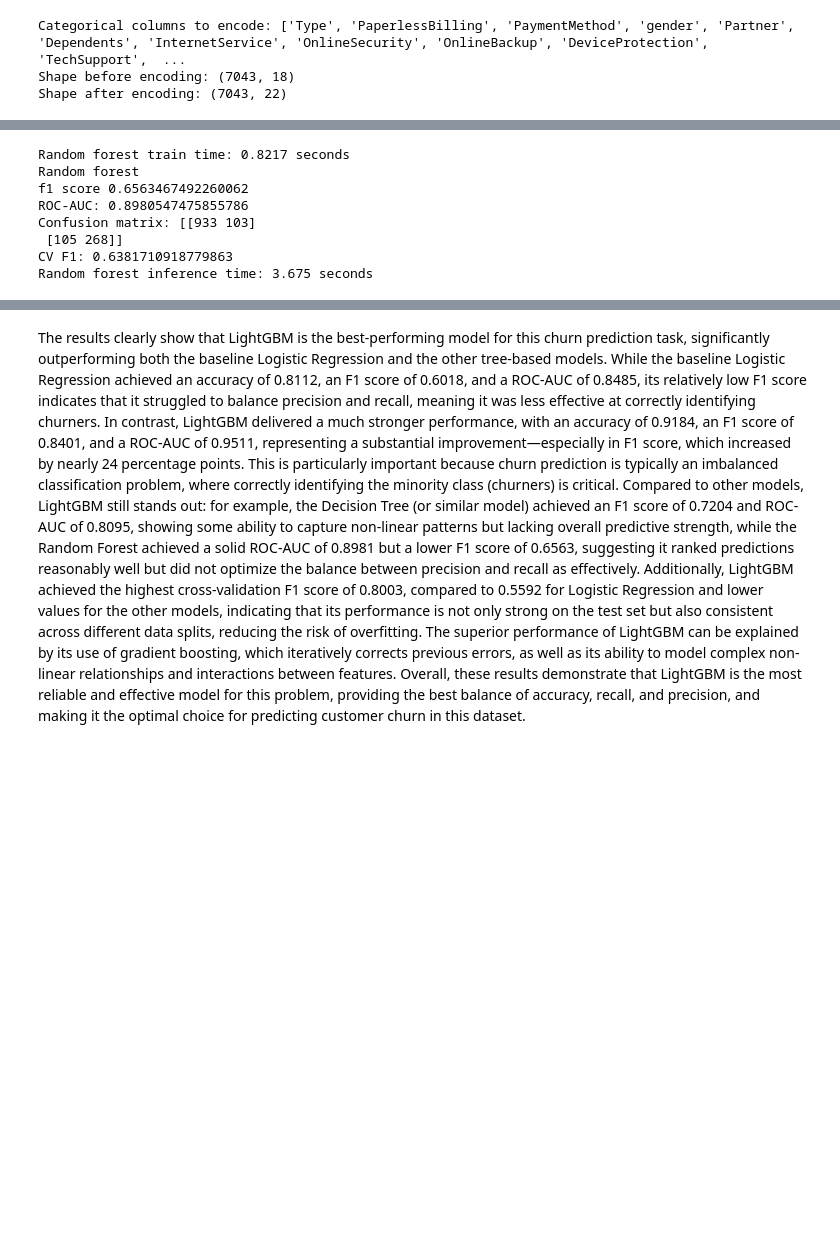
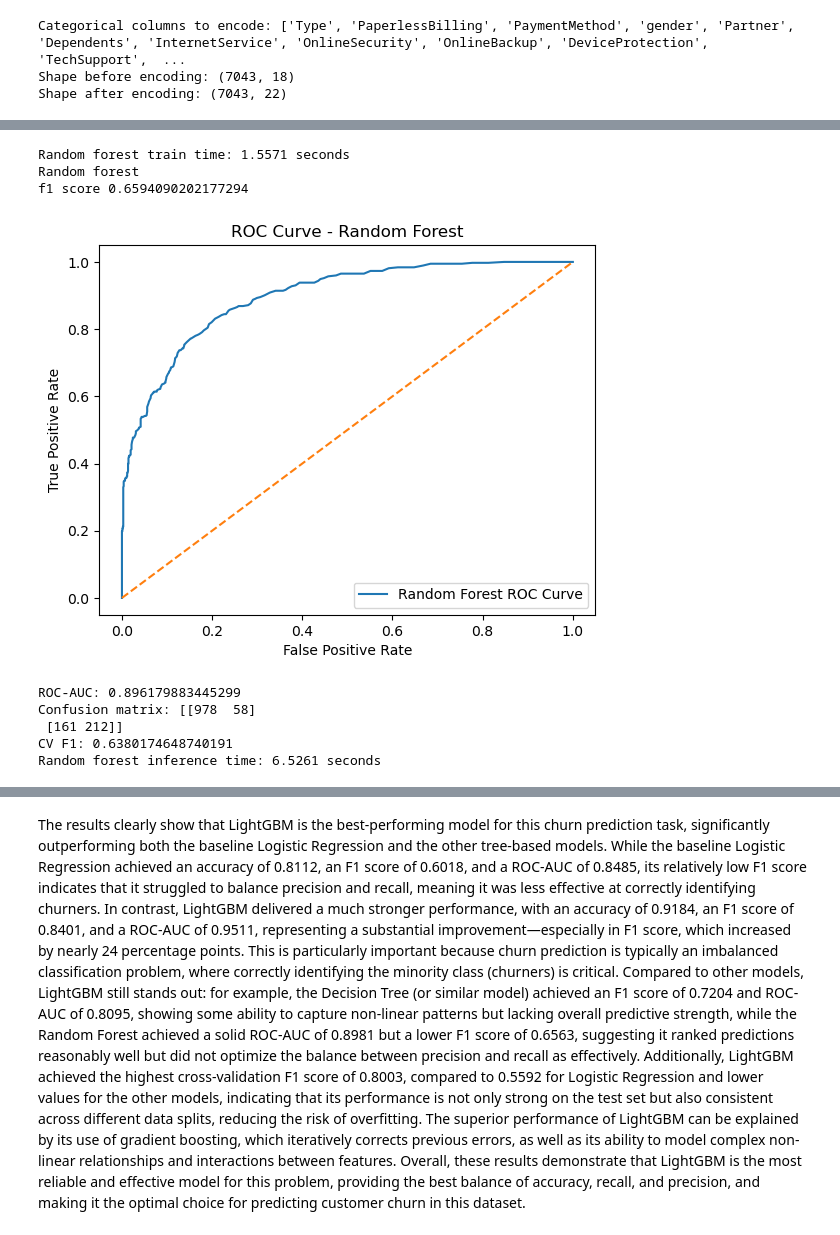
Before and after one commit to Mendelosdoba/TripleTen-Data-Science-Projects, a Jupyter notebook: Sprint 17 - Final Project/Churn Prediction.ipynb, the cells around one changed output, grey strips where cells are left out. Cells and saved outputs as stored; diff of their text form; code cells hidden in the pictures; blank space fills up the shorter version.

```diff
--- a/Sprint 17 - Final Project/Churn Prediction.ipynb
+++ b/Sprint 17 - Final Project/Churn Prediction.ipynb
@@ -472,41 +492,52 @@ model = RandomForestClassifier(
     max_depth=25,
     max_features='sqrt',  # Try different feature sampling
     bootstrap=True,
     class_weight='balanced',
     random_state=12345
 )
 
 
 
 
 model.fit(X_train, y_train)
 end_time = time.time()
 random_forest_train_time = end_time - start_time
 print(f"Random forest train time: {round(random_forest_train_time, 4)} seconds")
 start_time = time.time()
 
 predicted_valid = model.predict(X_test)
 probabilities_valid = model.predict_proba(X_test)
 probabilities_one_valid = probabilities_valid[:, 1]
 print("Random forest")
 print('f1 score', f1_score(y_test, predicted_valid))
 auc_roc = roc_auc_score(y_test, probabilities_one_valid)
+fpr, tpr, thresholds = roc_curve(y_test, probabilities_one_valid)
+
+plt.figure()
+plt.plot(fpr, tpr, label='Random Forest ROC Curve')
+plt.plot([0, 1], [0, 1], linestyle='--')
+plt.xlabel('False Positive Rate')
+plt.ylabel('True Positive Rate')
+plt.title('ROC Curve - Random Forest')
+plt.legend()
+plt.show()
 print("ROC-AUC:", auc_roc)
-print('Confusion matrix:', confusion_matrix(y_test, y_pred))
+print('Confusion matrix:', confusion_matrix(y_test, predicted_valid))
 cv_scores = cross_val_score(model, X_train, y_train, cv=5, scoring='f1')
 print("CV F1:", cv_scores.mean())
 end_time = time.time()
 random_forest_inference_time = end_time - start_time
 print(f"Random forest inference time: {round(random_forest_inference_time, 4)} seconds")
 # %% [output]
-Random forest train time: 0.8217 seconds
+Random forest train time: 1.5571 seconds
 Random forest
-f1 score 0.6563467492260062
-ROC-AUC: 0.8980547475855786
-Confusion matrix: [[933 103]
- [105 268]]
-CV F1: 0.6381710918779863
-Random forest inference time: 3.675 seconds
+f1 score 0.6594090202177294
+[figure, added]
+ROC-AUC: 0.896179883445299
+Confusion matrix: [[978  58]
+ [161 212]]
+CV F1: 0.6380174648740191
+Random forest inference time: 6.5261 seconds
 # %%
 start_time = time.time()
 
```
Also changed, not shown: parts of 9 cells of this notebook.
